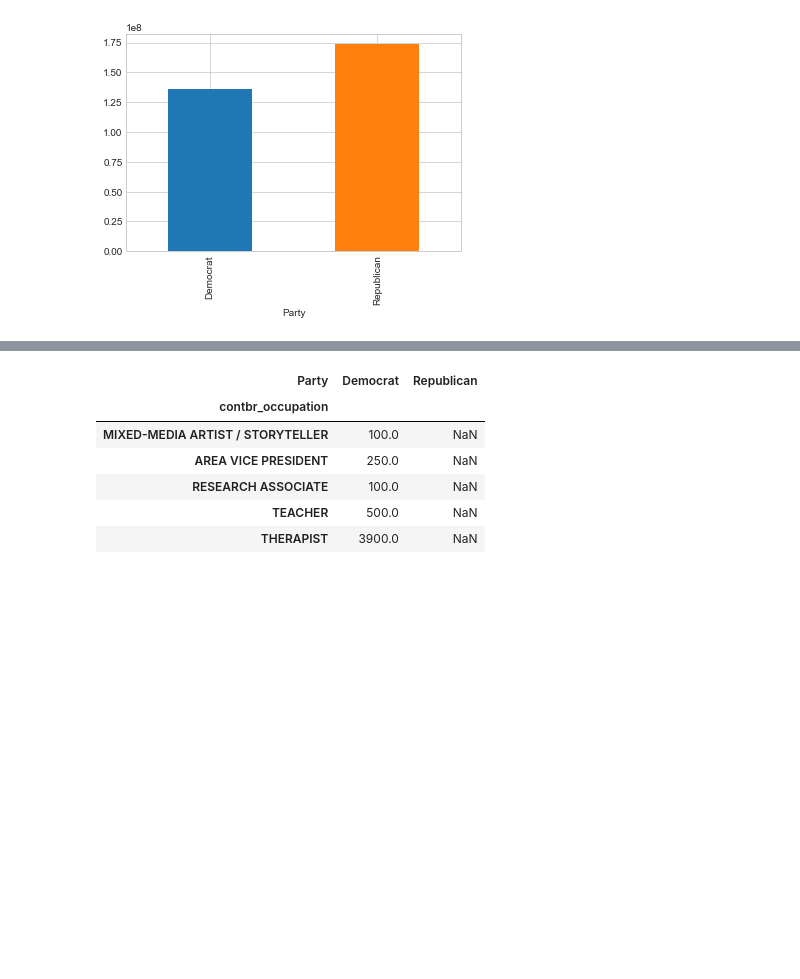
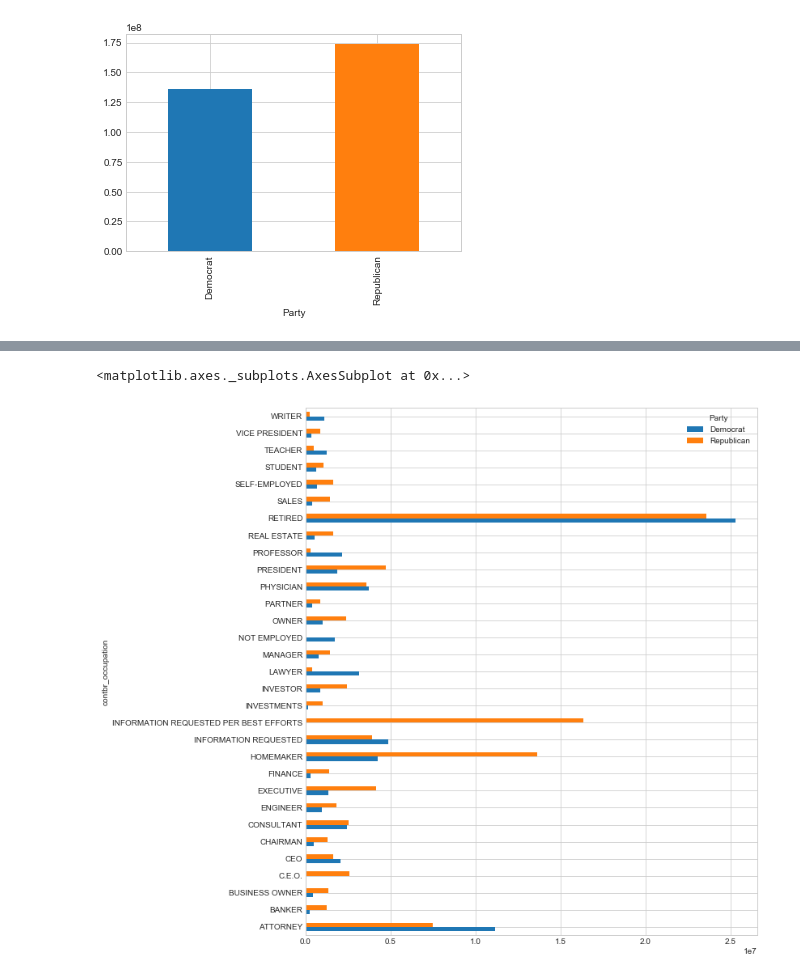
Before and after one commit to rh2835/data_analysis, a Jupyter notebook: election data project-polls and donors.ipynb, the cells around one changed output, grey strips where cells are left out. Drawn from its saved outputs; the diff is of its cells as text; code cells hidden in the pictures; blank space fills up the shorter version.

Commit message:
visualize donation amount by occupation

```diff
--- a/election data project-polls and donors.ipynb
+++ b/election data project-polls and donors.ipynb
@@ -360,10 +362,6 @@ occupation_df.shape
-# %%
-occupation_df.head()
-# %% [output]
-| Party | Democrat | Republican |
-| contbr_occupation |  |  |
-| MIXED-MEDIA ARTIST / STORYTELLER | 100.0 | NaN |
-| AREA VICE PRESIDENT | 250.0 | NaN |
-| RESEARCH ASSOCIATE | 100.0 | NaN |
-| TEACHER | 500.0 | NaN |
-| THERAPIST | 3900.0 | NaN |
+# %%
+#visualize donation by occupation
+occupation_df.plot(kind='barh',figsize=(10,12))
+# %% [output]
+<matplotlib.axes._subplots.AxesSubplot at 0x...>
+[figure, added]
```
Also changed, not shown: parts of 4 cells of this notebook.
